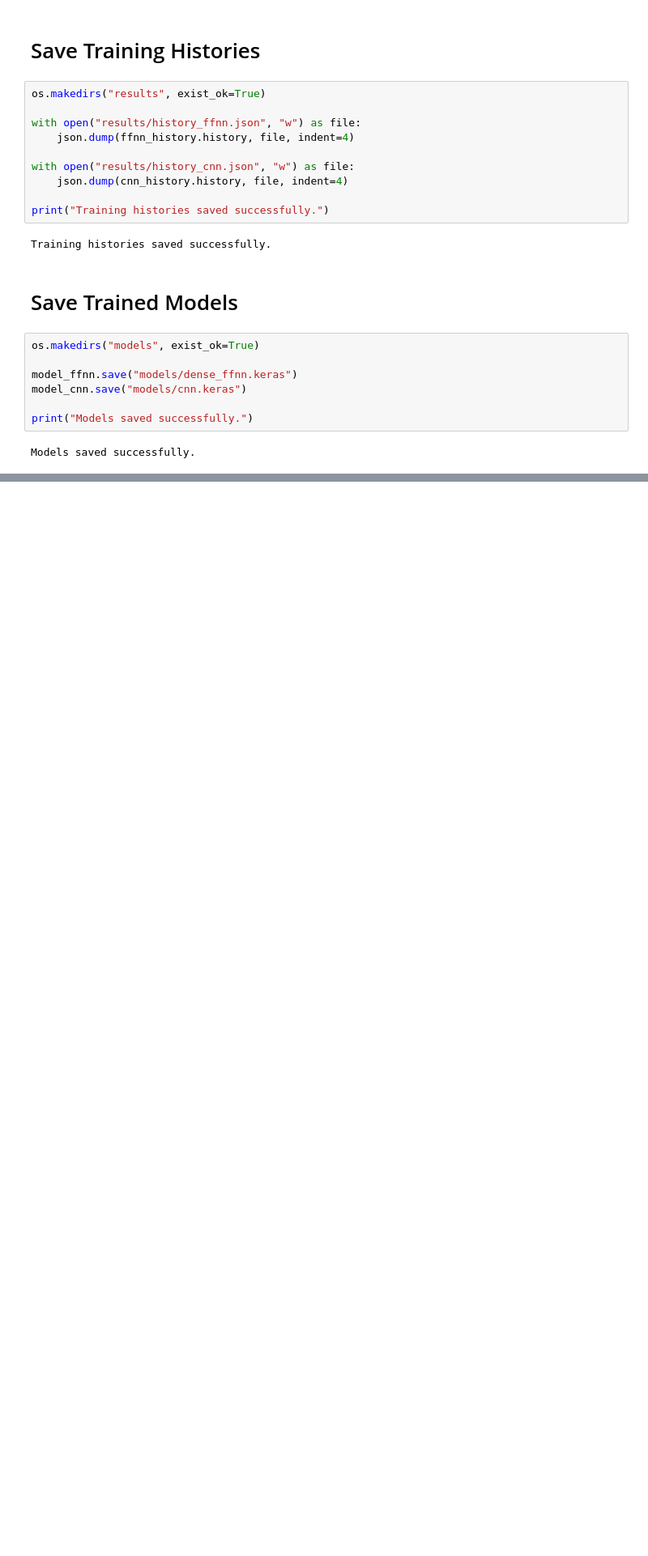
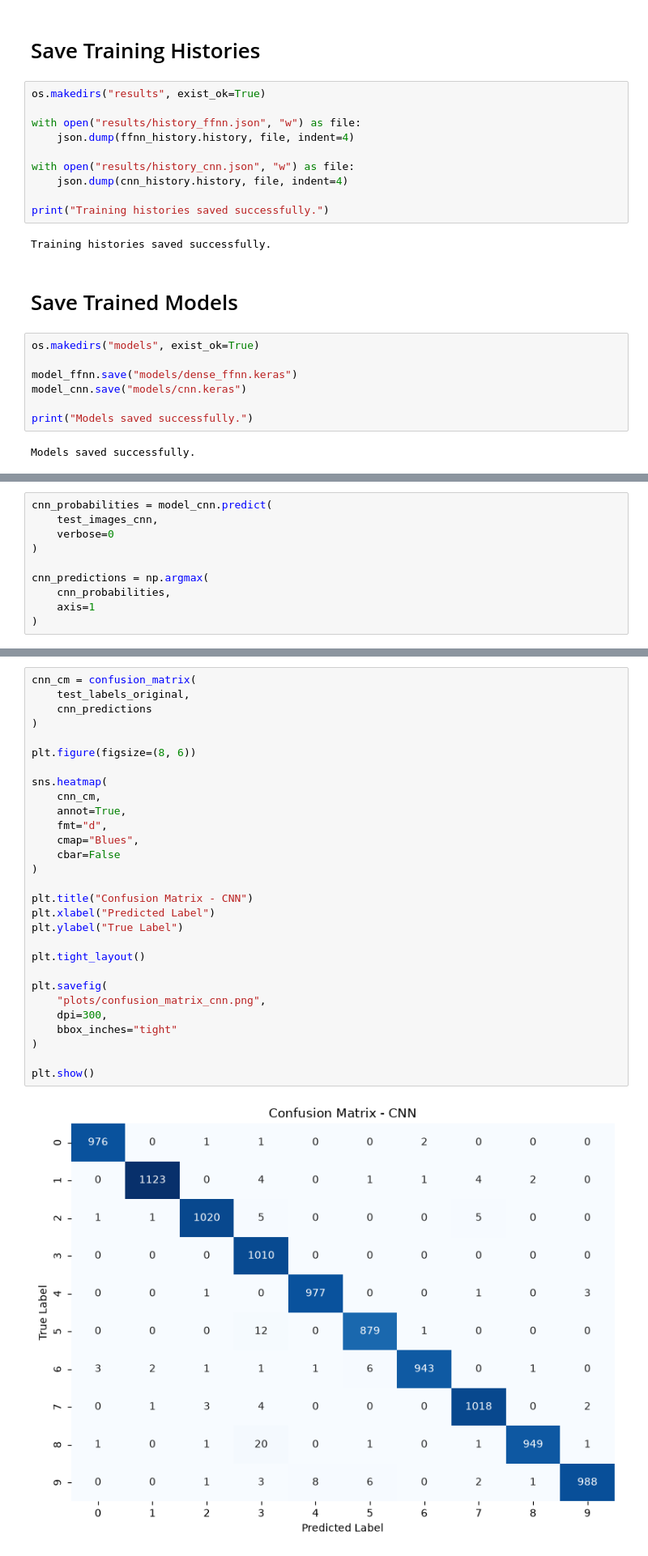
Before and after one commit to misshosseini/mini-deep-learning-experiment, a Jupyter notebook: mnist_ffnn_vs_cnn.ipynb, the cells around one changed output, grey strips where cells are left out. Shown at 81% size. Saved outputs shown, nothing was run; the diff lists cells and outputs as text; blank space fills up the shorter version.

```diff
--- a/mnist_ffnn_vs_cnn.ipynb
+++ b/mnist_ffnn_vs_cnn.ipynb
@@ -472,0 +486,10 @@ Models saved successfully.
+# %%
+cnn_probabilities = model_cnn.predict(
+    test_images_cnn,
+    verbose=0
+)
+
+cnn_predictions = np.argmax(
+    cnn_probabilities,
+    axis=1
+)
@@ -472,0 +622,31 @@ Models saved successfully.
+# %%
+cnn_cm = confusion_matrix(
+    test_labels_original,
+    cnn_predictions
+)
+
+plt.figure(figsize=(8, 6))
+
+sns.heatmap(
+    cnn_cm,
+    annot=True,
+    fmt="d",
+    cmap="Blues",
+    cbar=False
+)
+
+plt.title("Confusion Matrix - CNN")
+plt.xlabel("Predicted Label")
+plt.ylabel("True Label")
+
+plt.tight_layout()
+
+plt.savefig(
+    "plots/confusion_matrix_cnn.png",
+    dpi=300,
+    bbox_inches="tight"
+)
+
+plt.show()
+# %% [output]
+[figure, added]
```
Also changed, not shown: parts of 10 cells of this notebook, 2 other files.
